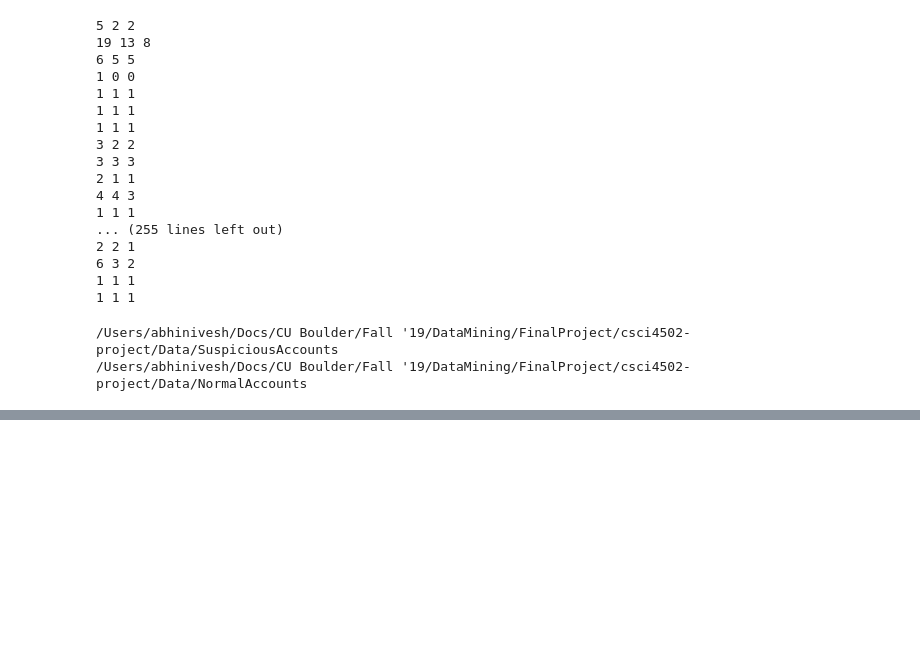
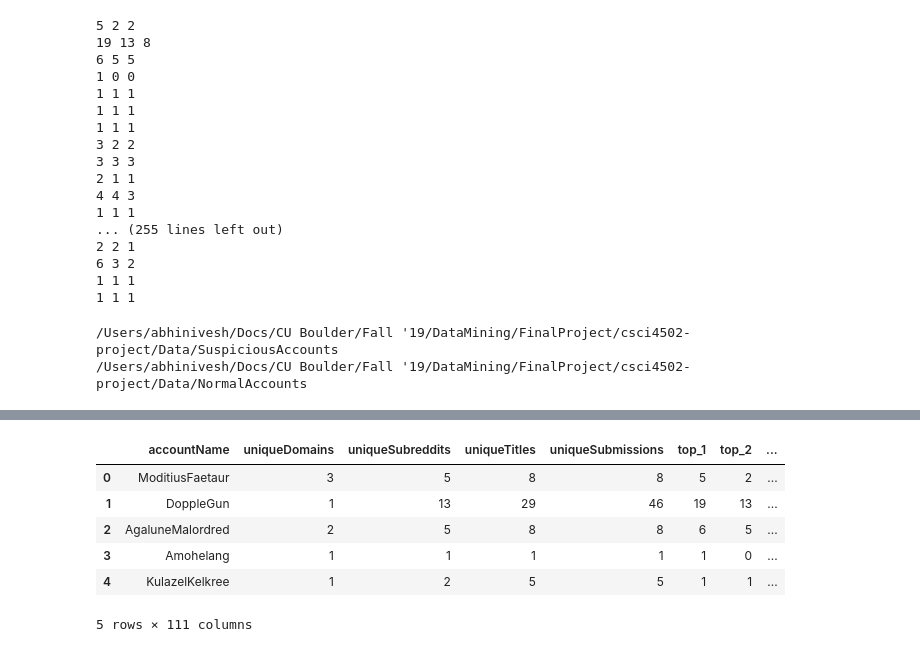
Before and after one commit to benibienz/reddit-analysis, a Jupyter notebook: Data/FeatureEngineering.ipynb, the cells around one changed output, grey strips where cells are left out. Drawn from its saved outputs; the diff is of its cells as text; code cells hidden in the pictures; blank space fills up the shorter version.

```diff
--- a/Data/FeatureEngineering.ipynb
+++ b/Data/FeatureEngineering.ipynb
@@ -206,0 +429,11 @@ final_df.to_csv("All_Accounts.csv")
+# %%
+final_df = final_df.drop(columns= 'Unnamed: 0')
+final_df.head()
+# %% [output]
+|  | accountName | uniqueDomains | uniqueSubreddits | uniqueTitles | uniqueSubmissions | top_1 | top_2 | ... |
+| 0 | ModitiusFaetaur | 3 | 5 | 8 | 8 | 5 | 2 | ... |
+| 1 | DoppleGun | 1 | 13 | 29 | 46 | 19 | 13 | ... |
+| 2 | AgaluneMalordred | 2 | 5 | 8 | 8 | 6 | 5 | ... |
+| 3 | Amohelang | 1 | 1 | 1 | 1 | 1 | 0 | ... |
+| 4 | KulazelKelkree | 1 | 2 | 5 | 5 | 1 | 1 | ... |
+5 rows × 111 columns
```
Also changed, not shown: parts of 17 cells of this notebook, 5 other files.
